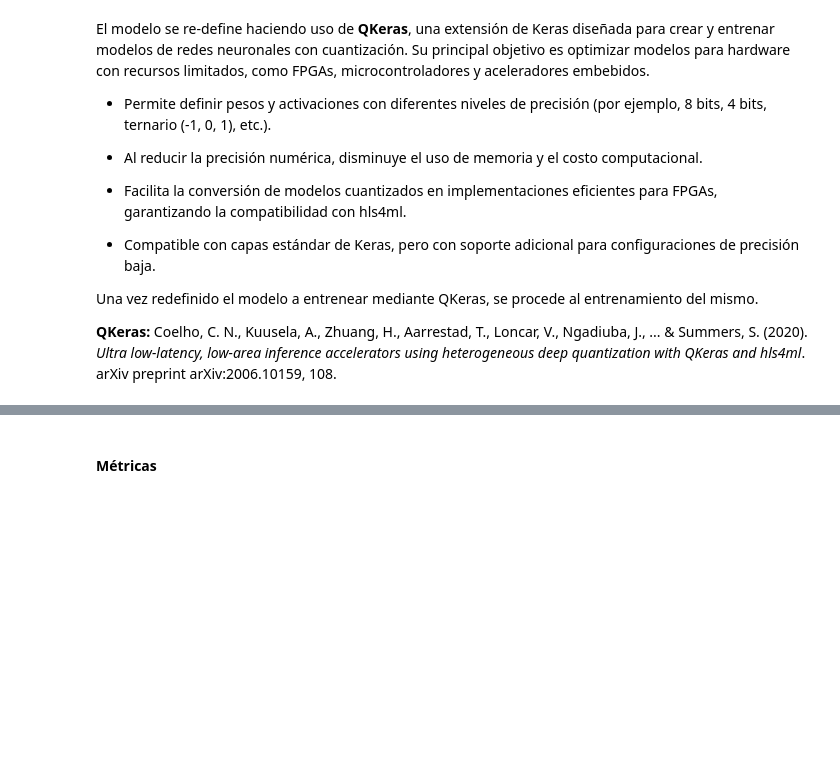
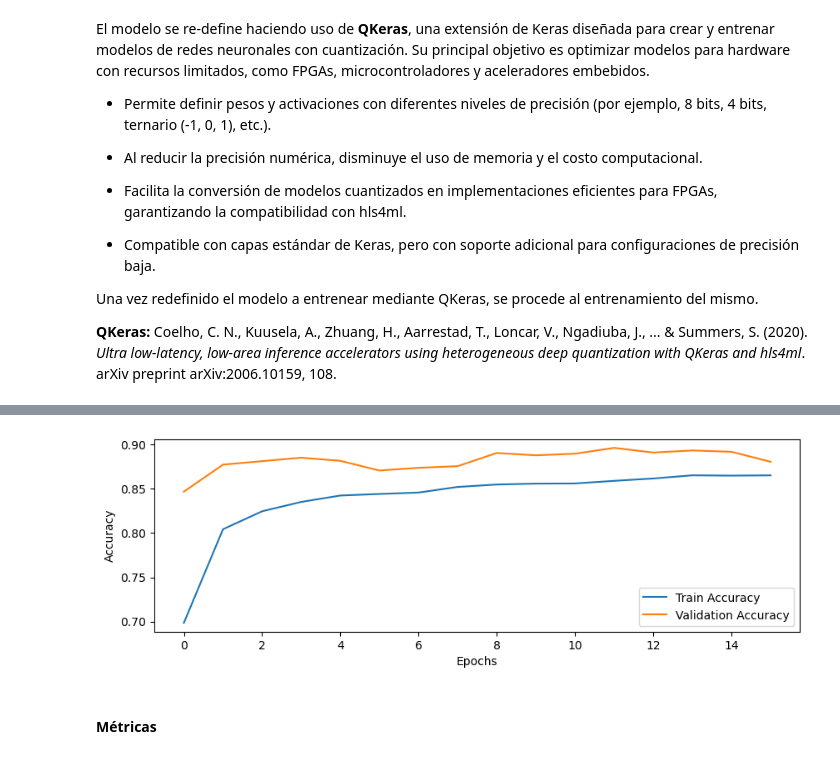
Before and after one commit to dgayet/training-ML-FPGA-MarDelPlata-Argentina2025, a Jupyter notebook: labs/lab02/02-MLCompression.ipynb, the cells around one changed output, grey strips where cells are left out. Saved outputs shown, nothing was run; the diff lists cells and outputs as text; code cells hidden in the pictures; blank space fills up the shorter version.

```diff
--- a/labs/lab02/02-MLCompression.ipynb
+++ b/labs/lab02/02-MLCompression.ipynb
@@ -298,7 +307,7 @@ val_split = 0.2
 
 modelQAT.compile(optimizer=op, loss=loss, metrics=metrics)
 
-H = modelQAT.fit(x_train_norm, y_train,
+historyQAT = modelQAT.fit(x_train_norm, y_train,
                 validation_split = val_split,
                 epochs=epochs,
                 batch_size = batch,
@@ -307,12 +334,14 @@ H = modelQAT.fit(x_train_norm, y_train,
 # %%
 # Plot accuracy over epochs
 plt.figure(figsize=(10,3))
-plt.plot(history.history['accuracy'], label='Train Accuracy')
-plt.plot(history.history['val_accuracy'], label='Validation Accuracy')
+plt.plot(historyQAT.history['accuracy'], label='Train Accuracy')
+plt.plot(historyQAT.history['val_accuracy'], label='Validation Accuracy')
 plt.xlabel('Epochs')
 plt.ylabel('Accuracy')
 plt.legend()
 plt.show()
+# %% [output]
+[figure, added]
 # %% [markdown]
 #### Métricas
 # %%
```
Also changed, not shown: parts of 17 cells of this notebook.
